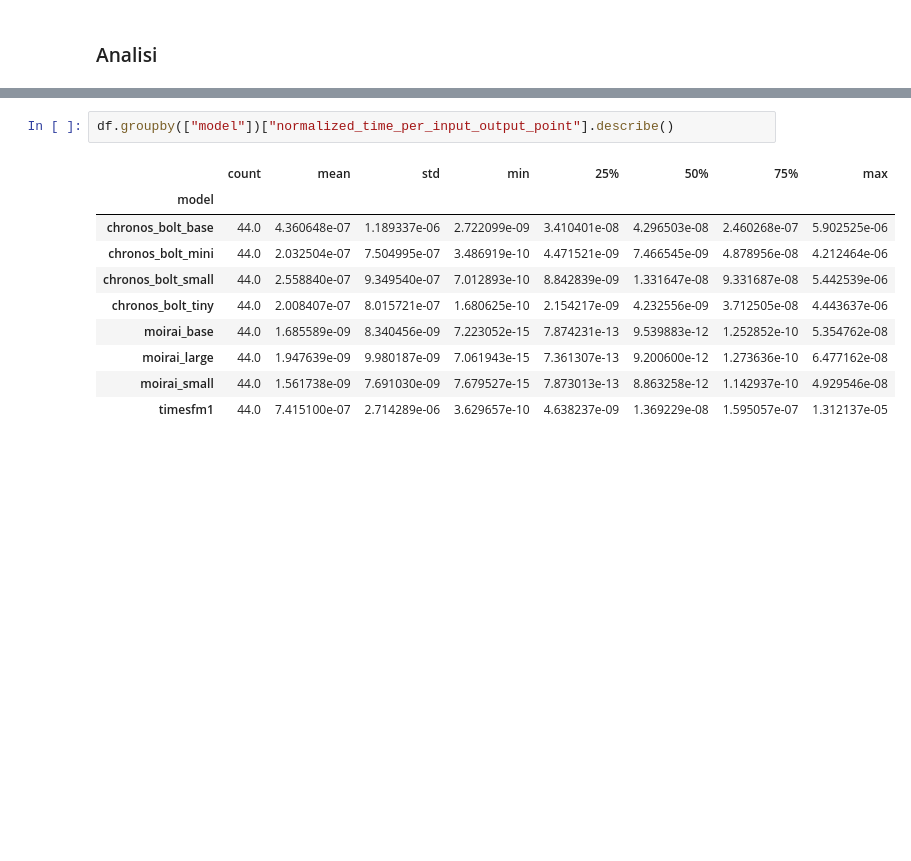
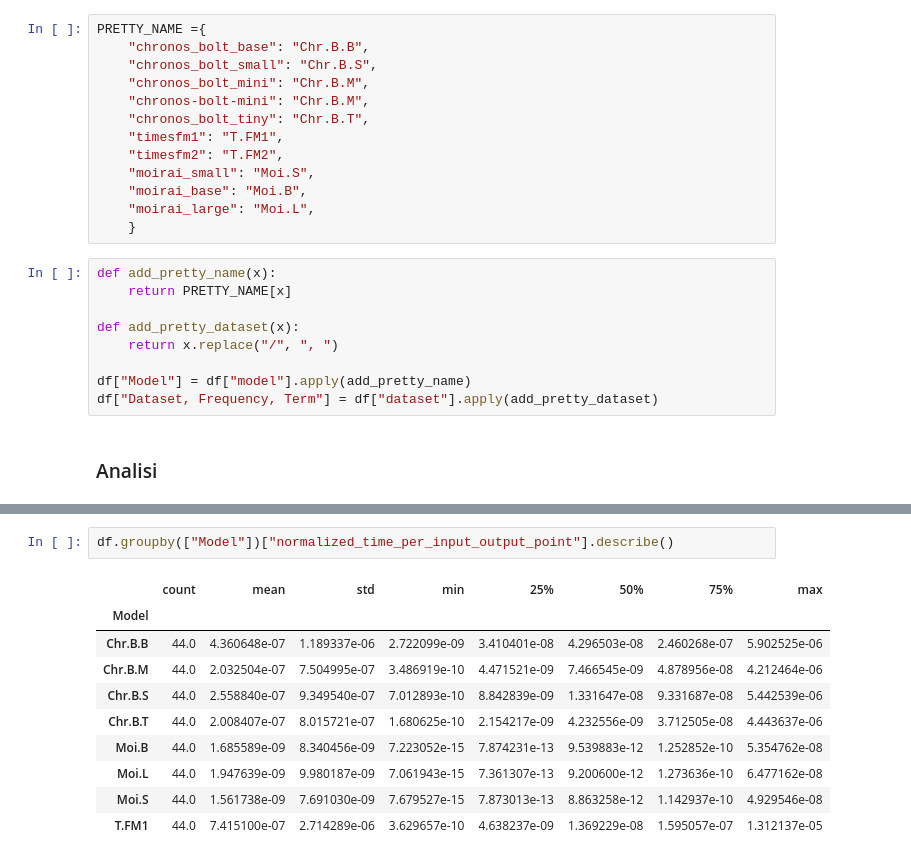
Before and after one commit to GiuliaGhisolfi/TSFM-ZeroShotEval, a Jupyter notebook: src/10_InferenceTimeResults.ipynb, the cells around one changed output, grey strips where cells are left out. Drawn from its saved outputs; the diff is of its cells as text; blank space fills up the shorter version.

```diff
--- a/src/10_InferenceTimeResults.ipynb
+++ b/src/10_InferenceTimeResults.ipynb
@@ -209,3 +211,25 @@ df["normalized_time_per_input_output_point"] = (
+# %%
+PRETTY_NAME ={
+    "chronos_bolt_base": "Chr.B.B",
+    "chronos_bolt_small": "Chr.B.S",
+    "chronos_bolt_mini": "Chr.B.M",
+    "chronos-bolt-mini": "Chr.B.M",
+    "chronos_bolt_tiny": "Chr.B.T",
+    "timesfm1": "T.FM1",
+    "timesfm2": "T.FM2",
+    "moirai_small": "Moi.S",
+    "moirai_base": "Moi.B",
+    "moirai_large": "Moi.L",
+    }
+# %%
+def add_pretty_name(x):
+    return PRETTY_NAME[x]
+
+def add_pretty_dataset(x):
+    return x.replace("/", ", ")
+
+df["Model"] = df["model"].apply(add_pretty_name)
+df["Dataset, Frequency, Term"] = df["dataset"].apply(add_pretty_dataset)
 # %% [markdown]
 ### Analisi
 # %%
@@ -265,14 +289,14 @@ df.groupby(["model"])["inference_time"].describe()
 # %%
-df.groupby(["model"])["normalized_time_per_input_output_point"].describe()
+df.groupby(["Model"])["normalized_time_per_input_output_point"].describe()
 # %% [output]
 |  | count | mean | std | min | 25% | 50% | 75% | max |
-| model |  |  |  |  |  |  |  |  |
-| chronos_bolt_base | 44.0 | 4.360648e-07 | 1.189337e-06 | 2.722099e-09 | 3.410401e-08 | 4.296503e-08 | 2.460268e-07 | 5.902525e-06 |
-| chronos_bolt_mini | 44.0 | 2.032504e-07 | 7.504995e-07 | 3.486919e-10 | 4.471521e-09 | 7.466545e-09 | 4.878956e-08 | 4.212464e-06 |
-| chronos_bolt_small | 44.0 | 2.558840e-07 | 9.349540e-07 | 7.012893e-10 | 8.842839e-09 | 1.331647e-08 | 9.331687e-08 | 5.442539e-06 |
-| chronos_bolt_tiny | 44.0 | 2.008407e-07 | 8.015721e-07 | 1.680625e-10 | 2.154217e-09 | 4.232556e-09 | 3.712505e-08 | 4.443637e-06 |
-| moirai_base | 44.0 | 1.685589e-09 | 8.340456e-09 | 7.223052e-15 | 7.874231e-13 | 9.539883e-12 | 1.252852e-10 | 5.354762e-08 |
-| moirai_large | 44.0 | 1.947639e-09 | 9.980187e-09 | 7.061943e-15 | 7.361307e-13 | 9.200600e-12 | 1.273636e-10 | 6.477162e-08 |
-| moirai_small | 44.0 | 1.561738e-09 | 7.691030e-09 | 7.679527e-15 | 7.873013e-13 | 8.863258e-12 | 1.142937e-10 | 4.929546e-08 |
-| timesfm1 | 44.0 | 7.415100e-07 | 2.714289e-06 | 3.629657e-10 | 4.638237e-09 | 1.369229e-08 | 1.595057e-07 | 1.312137e-05 |
+| Model |  |  |  |  |  |  |  |  |
+| Chr.B.B | 44.0 | 4.360648e-07 | 1.189337e-06 | 2.722099e-09 | 3.410401e-08 | 4.296503e-08 | 2.460268e-07 | 5.902525e-06 |
+| Chr.B.M | 44.0 | 2.032504e-07 | 7.504995e-07 | 3.486919e-10 | 4.471521e-09 | 7.466545e-09 | 4.878956e-08 | 4.212464e-06 |
+| Chr.B.S | 44.0 | 2.558840e-07 | 9.349540e-07 | 7.012893e-10 | 8.842839e-09 | 1.331647e-08 | 9.331687e-08 | 5.442539e-06 |
+| Chr.B.T | 44.0 | 2.008407e-07 | 8.015721e-07 | 1.680625e-10 | 2.154217e-09 | 4.232556e-09 | 3.712505e-08 | 4.443637e-06 |
+| Moi.B | 44.0 | 1.685589e-09 | 8.340456e-09 | 7.223052e-15 | 7.874231e-13 | 9.539883e-12 | 1.252852e-10 | 5.354762e-08 |
+| Moi.L | 44.0 | 1.947639e-09 | 9.980187e-09 | 7.061943e-15 | 7.361307e-13 | 9.200600e-12 | 1.273636e-10 | 6.477162e-08 |
+| Moi.S | 44.0 | 1.561738e-09 | 7.691030e-09 | 7.679527e-15 | 7.873013e-13 | 8.863258e-12 | 1.142937e-10 | 4.929546e-08 |
+| T.FM1 | 44.0 | 7.415100e-07 | 2.714289e-06 | 3.629657e-10 | 4.638237e-09 | 1.369229e-08 | 1.595057e-07 | 1.312137e-05 |
 # %%
```
Also changed, not shown: parts of 7 cells of this notebook, 2 other files.
